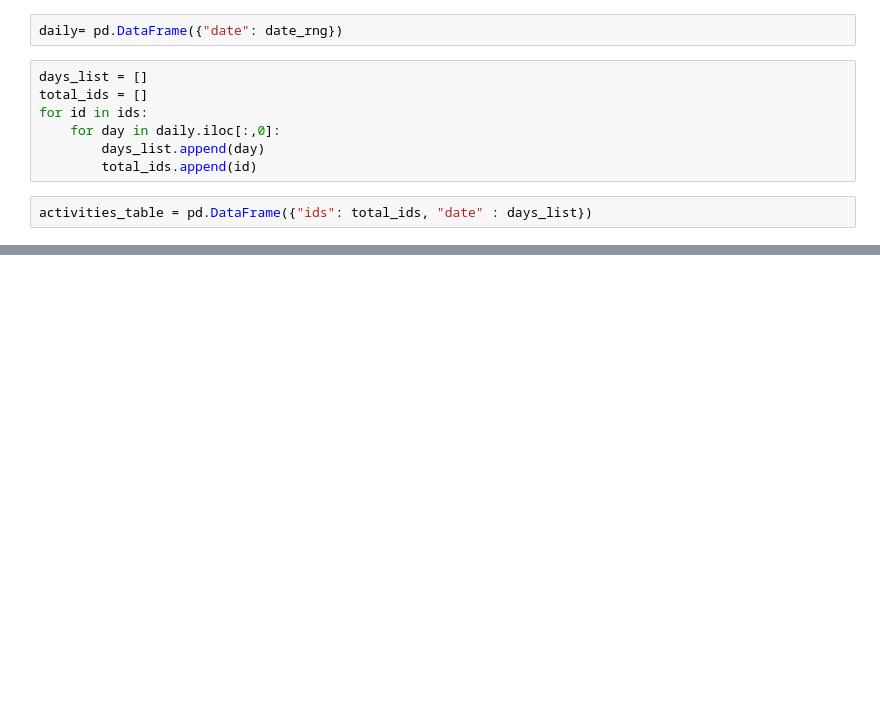
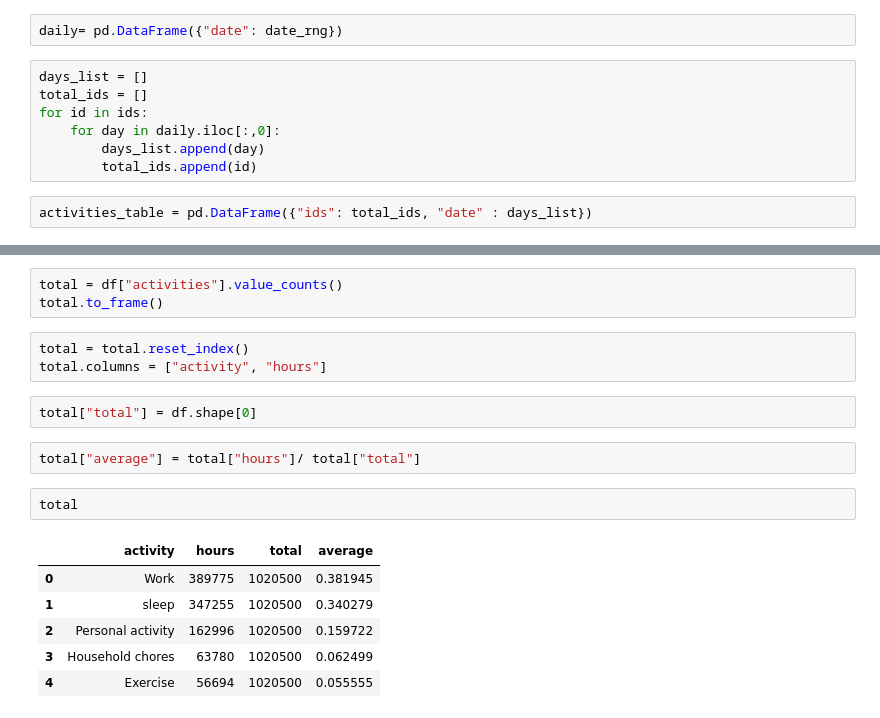
Before and after one commit to gbagatini/Microsoft_hackathon, a Jupyter notebook: Data_start.ipynb, the cells around one changed output, grey strips where cells are left out. Cells and saved outputs as stored; diff of their text form; blank space fills up the shorter version.

```diff
--- a/Data_start.ipynb
+++ b/Data_start.ipynb
@@ -138,0 +330,19 @@ activities_table.loc[activities_table["ids"] == 10]
+# %%
+total = df["activities"].value_counts()
+total.to_frame()
+# %%
+total = total.reset_index()
+total.columns = ["activity", "hours"]
+# %%
+total["total"] = df.shape[0]
+# %%
+total["average"] = total["hours"]/ total["total"]
+# %%
+total
+# %% [output]
+|  | activity | hours | total | average |
+| 0 | Work | 389775 | 1020500 | 0.381945 |
+| 1 | sleep | 347255 | 1020500 | 0.340279 |
+| 2 | Personal activity | 162996 | 1020500 | 0.159722 |
+| 3 | Household chores | 63780 | 1020500 | 0.062499 |
+| 4 | Exercise | 56694 | 1020500 | 0.055555 |
```
Also changed, not shown: parts of 41 cells of this notebook, 2 other files.
